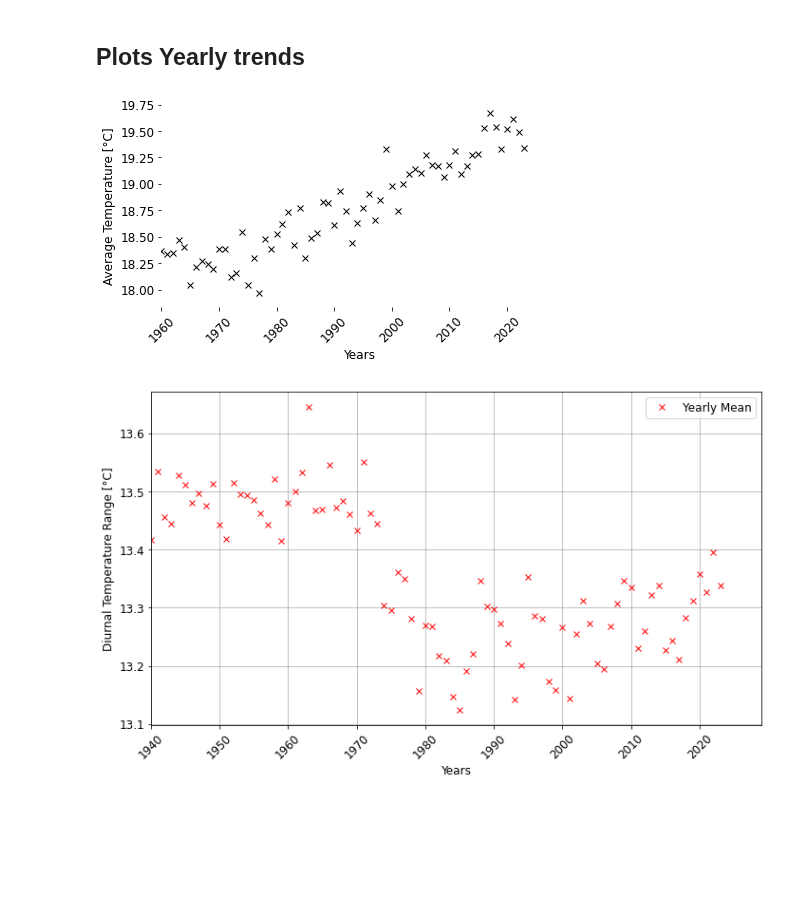
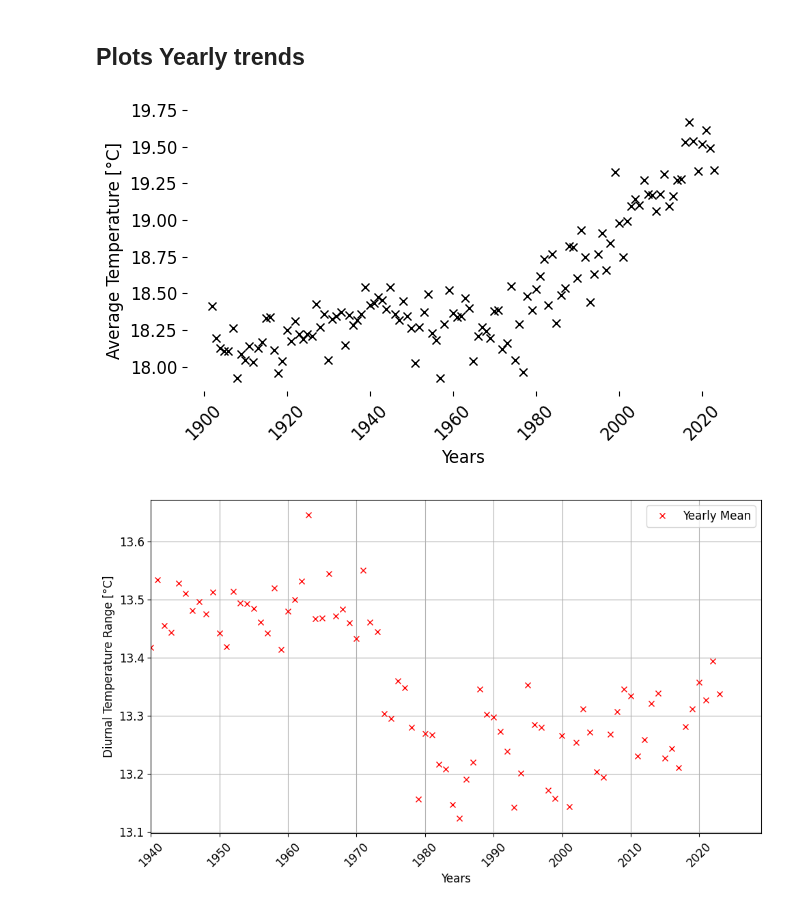
Before and after one commit to LeoausderDose/Praktikum_AWI, a Jupyter notebook: Bilder/DTR_TAvg_CRU_global/DNT_Bootstraping_plots.ipynb, the cells around one changed output. Cells and saved outputs as stored; diff of their text form; code cells hidden in the pictures; blank space fills up the shorter version.

```diff
--- a/Bilder/DTR_TAvg_CRU_global/DNT_Bootstraping_plots.ipynb
+++ b/Bilder/DTR_TAvg_CRU_global/DNT_Bootstraping_plots.ipynb
@@ -144,35 +144,35 @@ Plotten
 yearly_mean_TAvg = TAvg_Lat_tot.tmp.resample(time='Y').mean()
 
 # Create a figure and axis object
 fig, ax = plt.subplots(figsize=(17 / 2.54, 4))  # Adjust the figsize as needed
 
 # Plot the data with a line style and add labels
 ax.plot(yearly_mean_TAvg.time, yearly_mean_TAvg, marker='x', linestyle='',  color='black', label='Yearly Mean')
 
 # Add labels and title
 ax.set_xlabel('Years')
 ax.set_ylabel('Average Temperature [°C]')
 #ax.set_title('Diurnal Temperature Range Over Time')
 # Remove the top and right spines
 ax.spines['top'].set_visible(False)
 ax.spines['right'].set_visible(False)
 ax.spines['bottom'].set_visible(False)
 ax.spines['left'].set_visible(False)
 # Add gridlines
 #ax.grid(True)
 
 # Add a legend
 #ax.legend()
 
 # Rotate the x-axis labels for better readability (optional)
 plt.xticks(rotation=45)
 
-plt.xlim(pd.to_datetime('1960',))
+#plt.xlim(pd.to_datetime('1960',))
 # Show the plot
 plt.tight_layout()  # Ensures that labels fit within the figure
 plt.show()
 # %% [output]
-[figure, old version]
+[figure, new version]
 # %%
 yearly_mean_DTR = temperature_difference_Pol.resample(time='Y').mean()
 
```
Also changed, not shown: parts of 6 cells of this notebook, 23 other files.
